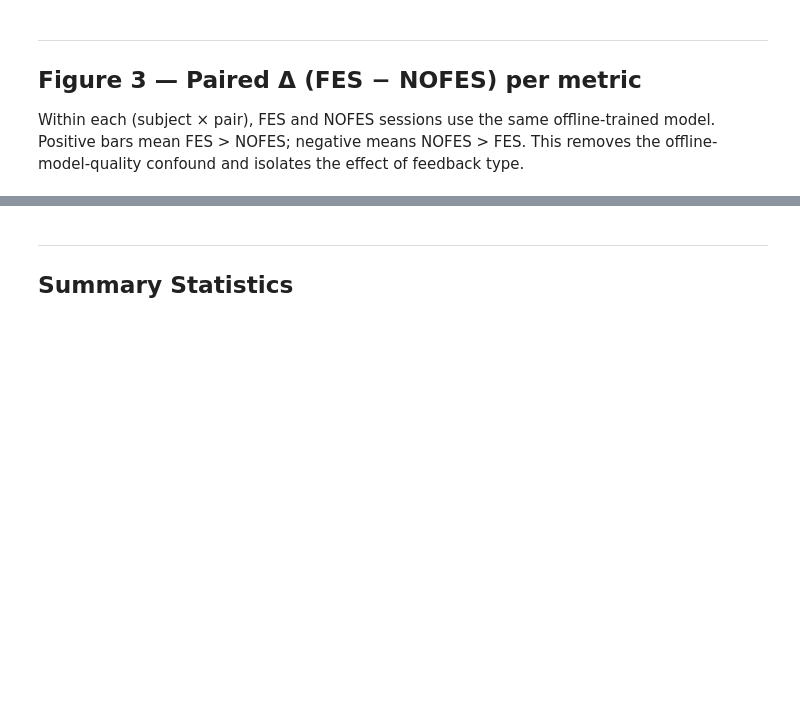
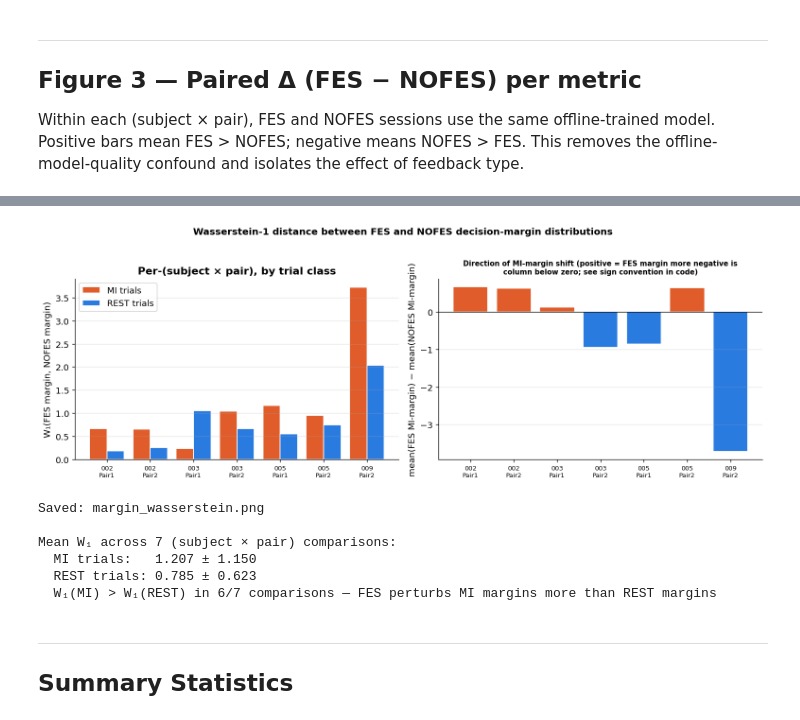
Before and after one commit to pulipakaa24/ECE374N, a Jupyter notebook: Final Project/overall_analysis.ipynb, the cells around one changed output, grey strips where cells are left out. Saved outputs shown, nothing was run; the diff lists cells and outputs as text; code cells hidden in the pictures; blank space fills up the shorter version.

```diff
--- a/Final Project/overall_analysis.ipynb
+++ b/Final Project/overall_analysis.ipynb
@@ -576,3 +961,79 @@ Saved: fes_minus_nofes_delta.png
+# %%
+w_results = []   # one row per (subject, pair) — Wasserstein between FES and NOFES margin dists
+for subj in subjects:
+    for pair in PAIRS:
+        fes = next((r for r in results if r['subject']==subj and r['pair']==pair['name']
+                    and r['condition']=='FES'),   None)
+        nof = next((r for r in results if r['subject']==subj and r['pair']==pair['name']
+                    and r['condition']=='NOFES'), None)
+        if fes is None or nof is None: continue
+        if fes['margin'].size == 0 or nof['margin'].size == 0: continue
+
+        def w1(fe_mask, no_mask):
+            f = fes['margin'][fe_mask];  n = nof['margin'][no_mask]
+            return wasserstein_distance(f, n) if (f.size and n.size) else np.nan
+
+        w_results.append(dict(
+            subject=subj, pair=pair['name'].split()[0],
+            w_mi   = w1(fes['y_test'] == 1, nof['y_test'] == 1),
+            w_rest = w1(fes['y_test'] == 0, nof['y_test'] == 0),
+            w_all  = wasserstein_distance(fes['margin'], nof['margin']),
+            fes_mi_mean   = fes['margin'][fes['y_test']==1].mean() if (fes['y_test']==1).any() else np.nan,
+            nofes_mi_mean = nof['margin'][nof['y_test']==1].mean() if (nof['y_test']==1).any() else np.nan,
+        ))
+
+if w_results:
+    labels  = [f'{r["subject"]}\n{r["pair"]}' for r in w_results]
+    w_mi    = np.array([r['w_mi']   for r in w_results])
+    w_rest  = np.array([r['w_rest'] for r in w_results])
+    x = np.arange(len(labels))
+
+    fig, axes = plt.subplots(1, 2, figsize=(13, 4.5))
+    fig.suptitle('Wasserstein-1 distance between FES and NOFES decision-margin distributions',
+                 fontsize=12, fontweight='bold', y=1.02)
+
+    width = 0.4
+    axes[0].bar(x - width/2, w_mi,   width, color='#E05C2A', label='MI trials',   edgecolor='white')
+    axes[0].bar(x + width/2, w_rest, width, color='#2A7BE0', label='REST trials', edgecolor='white')
+    axes[0].set_xticks(x); axes[0].set_xticklabels(labels, fontsize=8)
+    axes[0].set_ylabel('W₁(FES margin, NOFES margin)')
+    axes[0].set_title('Per-(subject × pair), by trial class', fontweight='bold')
+    axes[0].legend(); axes[0].grid(axis='y', alpha=0.3)
+    axes[0].spines[['top','right']].set_visible(False)
+
+    # Direction of the shift (FES mean − NOFES mean) on MI margins
+    fes_mi    = np.array([r['fes_mi_mean']   for r in w_results])
+    nofes_mi  = np.array([r['nofes_mi_mean'] for r in w_results])
+    mi_shift  = fes_mi - nofes_mi
+    colors_sh = ['#E05C2A' if d > 0 else '#2A7BE0' for d in mi_shift]
+    axes[1].bar(x, mi_shift, color=colors_sh, edgecolor='white')
+    axes[1].axhline(0, color='k', lw=0.8)
+    axes[1].set_xticks(x); axes[1].set_xticklabels(labels, fontsize=8)
+    axes[1].set_ylabel('mean(FES MI-margin) − mean(NOFES MI-margin)')
+    axes[1].set_title('Direction of MI-margin shift (positive = FES margin more negative is\ncolumn below zero; see sign convention in code)', fontsize=9, fontweight='bold')
+    axes[1].grid(axis='y', alpha=0.3)
+    axes[1].spines[['top','right']].set_visible(False)
+
+    plt.tight_layout()
+    plt.savefig('margin_wasserstein.png', dpi=150, bbox_inches='tight')
+    plt.show()
+    print('Saved: margin_wasserstein.png')
+
+    print(f'\nMean W₁ across {len(w_results)} (subject × pair) comparisons:')
+    print(f'  MI trials:   {np.nanmean(w_mi):.3f} ± {np.nanstd(w_mi, ddof=1):.3f}')
+    print(f'  REST trials: {np.nanmean(w_rest):.3f} ± {np.nanstd(w_rest, ddof=1):.3f}')
+    print(f'  W₁(MI) > W₁(REST) in {int((w_mi > w_rest).sum())}/{len(w_results)} comparisons '
+          f'— FES perturbs MI margins more than REST margins')
+else:
+    print('No comparisons available for Wasserstein analysis.')
+# %% [output]
+[figure, added]
+Saved: margin_wasserstein.png
+
+Mean W₁ across 7 (subject × pair) comparisons:
+  MI trials:   1.207 ± 1.150
+  REST trials: 0.785 ± 0.623
+  W₁(MI) > W₁(REST) in 6/7 comparisons — FES perturbs MI margins more than REST margins
 # %% [markdown]
 ---
 ## Summary Statistics
```
Also changed, not shown: parts of 15 cells of this notebook, 15 other files.
